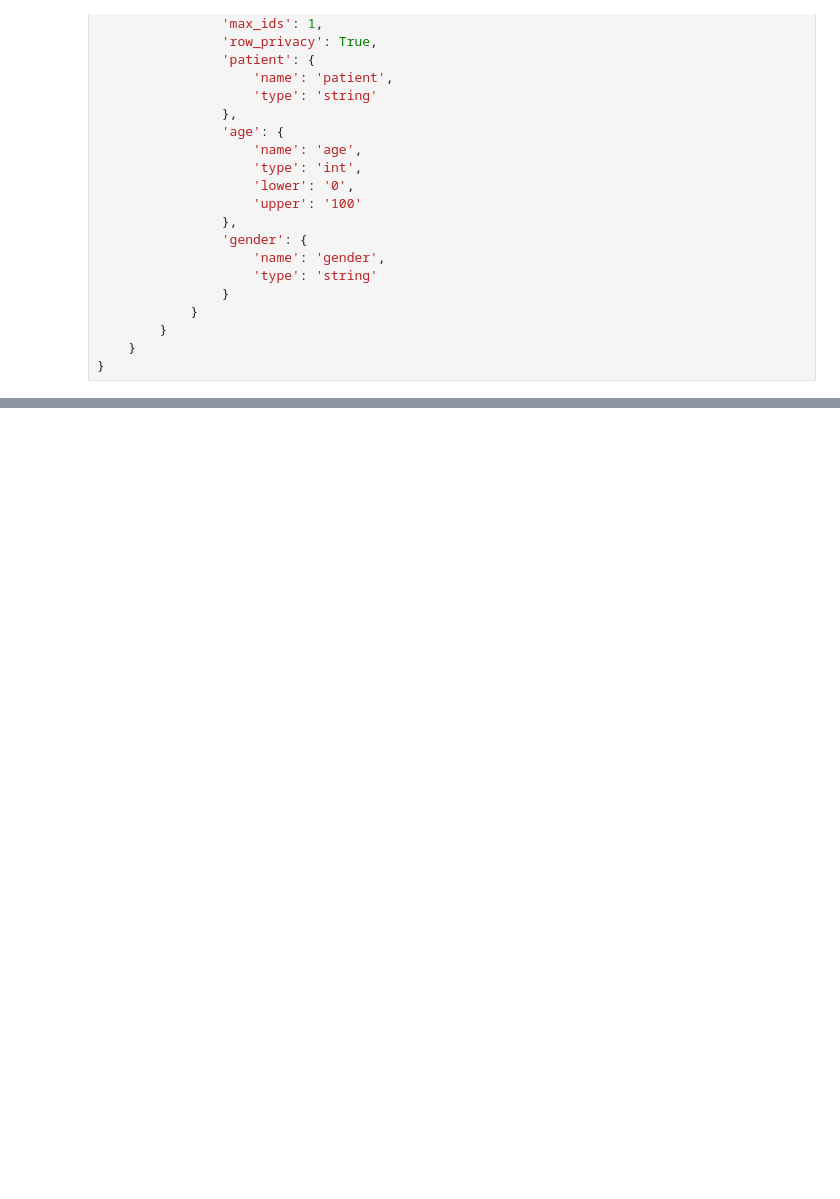
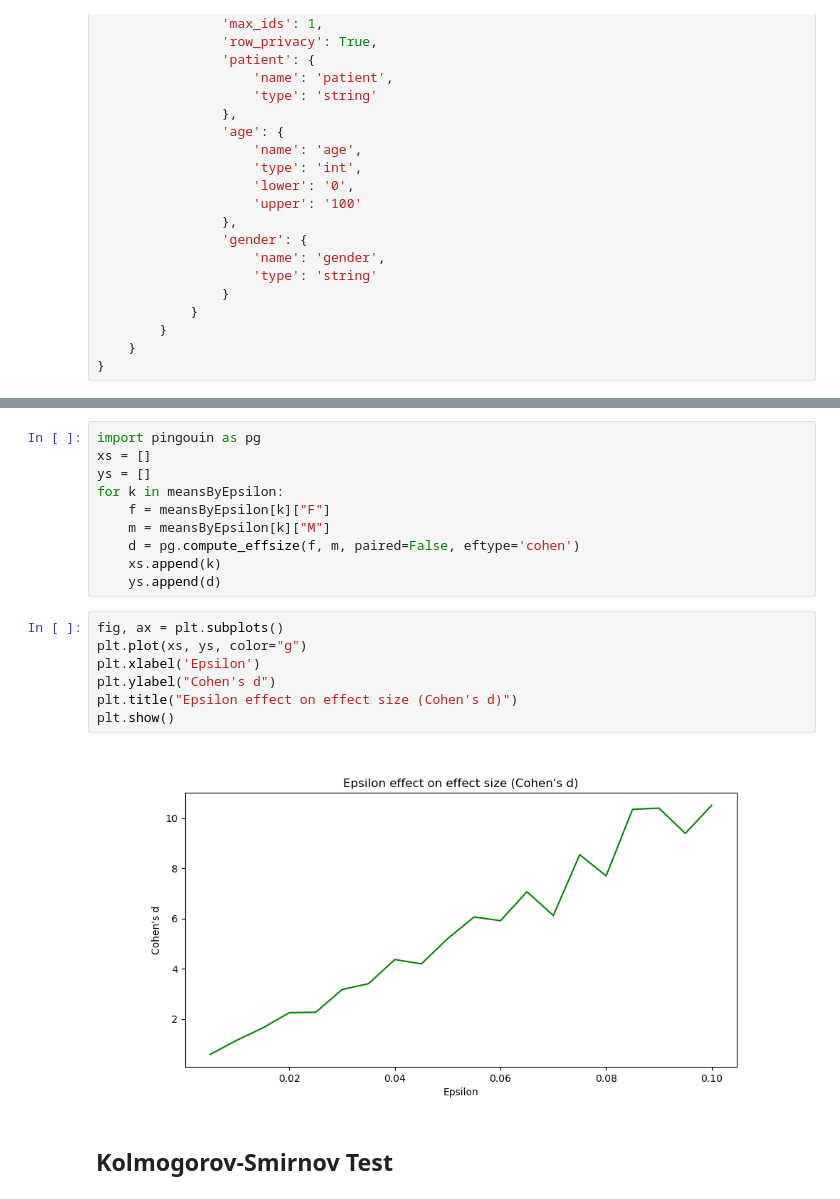
Before and after one commit to EatOreo/DifferentialPrivacyBiasExperiments, a Jupyter notebook: notebooks/3dMeans.ipynb, the cells around one changed output, grey strips where cells are left out. Saved outputs shown, nothing was run; the diff lists cells and outputs as text; blank space fills up the shorter version.

Commit message:
tests

```diff
--- a/notebooks/3dMeans.ipynb
+++ b/notebooks/3dMeans.ipynb
@@ -137,0 +142,21 @@ ax.set_title('Epsilon effect on mean');
+# %%
+import pingouin as pg
+xs = []
+ys = []
+for k in meansByEpsilon:
+    f = meansByEpsilon[k]["F"]
+    m = meansByEpsilon[k]["M"]
+    d = pg.compute_effsize(f, m, paired=False, eftype='cohen')
+    xs.append(k)
+    ys.append(d)
+# %%
+fig, ax = plt.subplots()
+plt.plot(xs, ys, color="g")
+plt.xlabel('Epsilon')
+plt.ylabel("Cohen's d")
+plt.title("Epsilon effect on effect size (Cohen's d)")
+plt.show()
+# %% [output]
+[figure, added]
+# %% [markdown]
+## Kolmogorov-Smirnov Test
```
Also changed, not shown: parts of 7 cells of this notebook.
